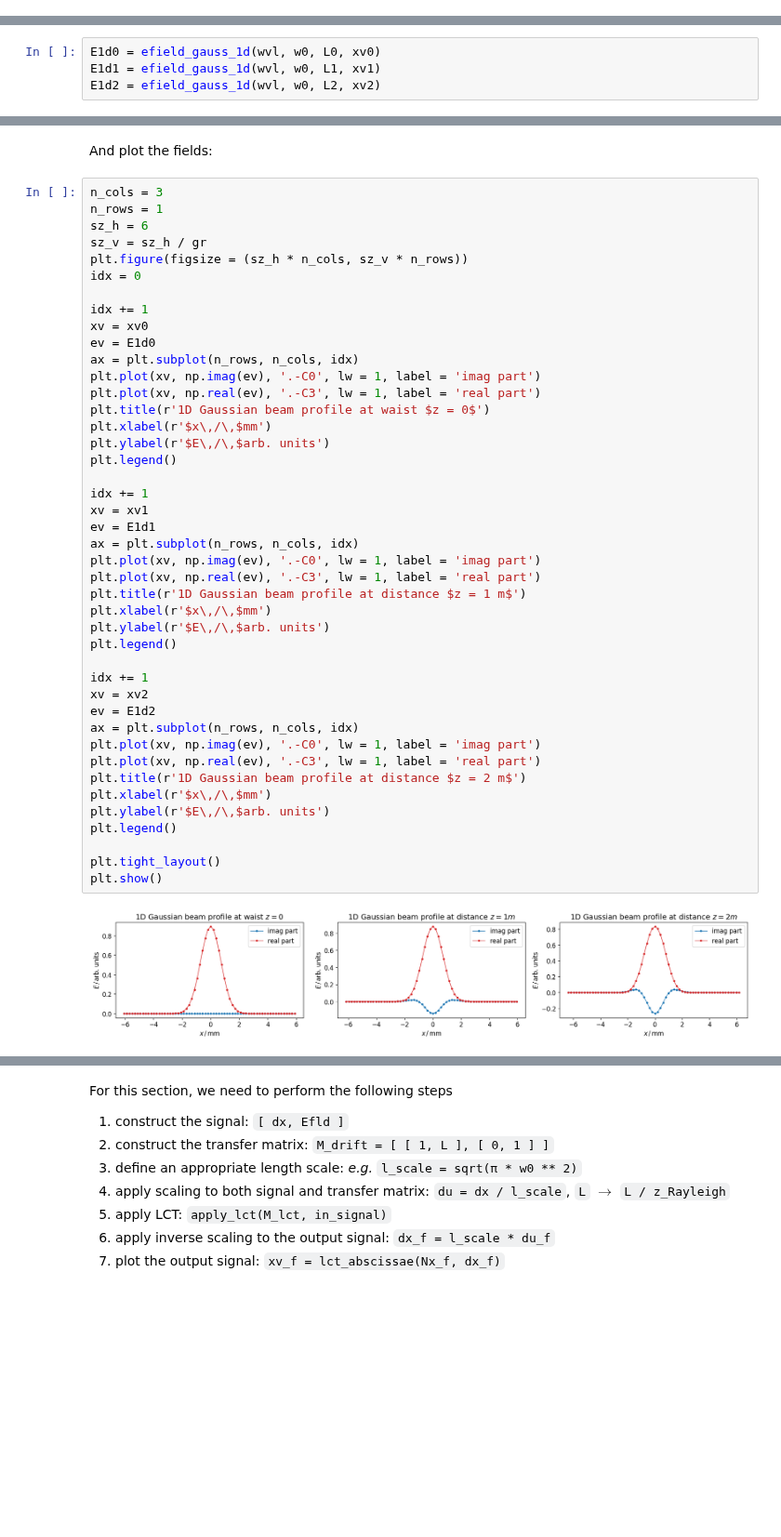
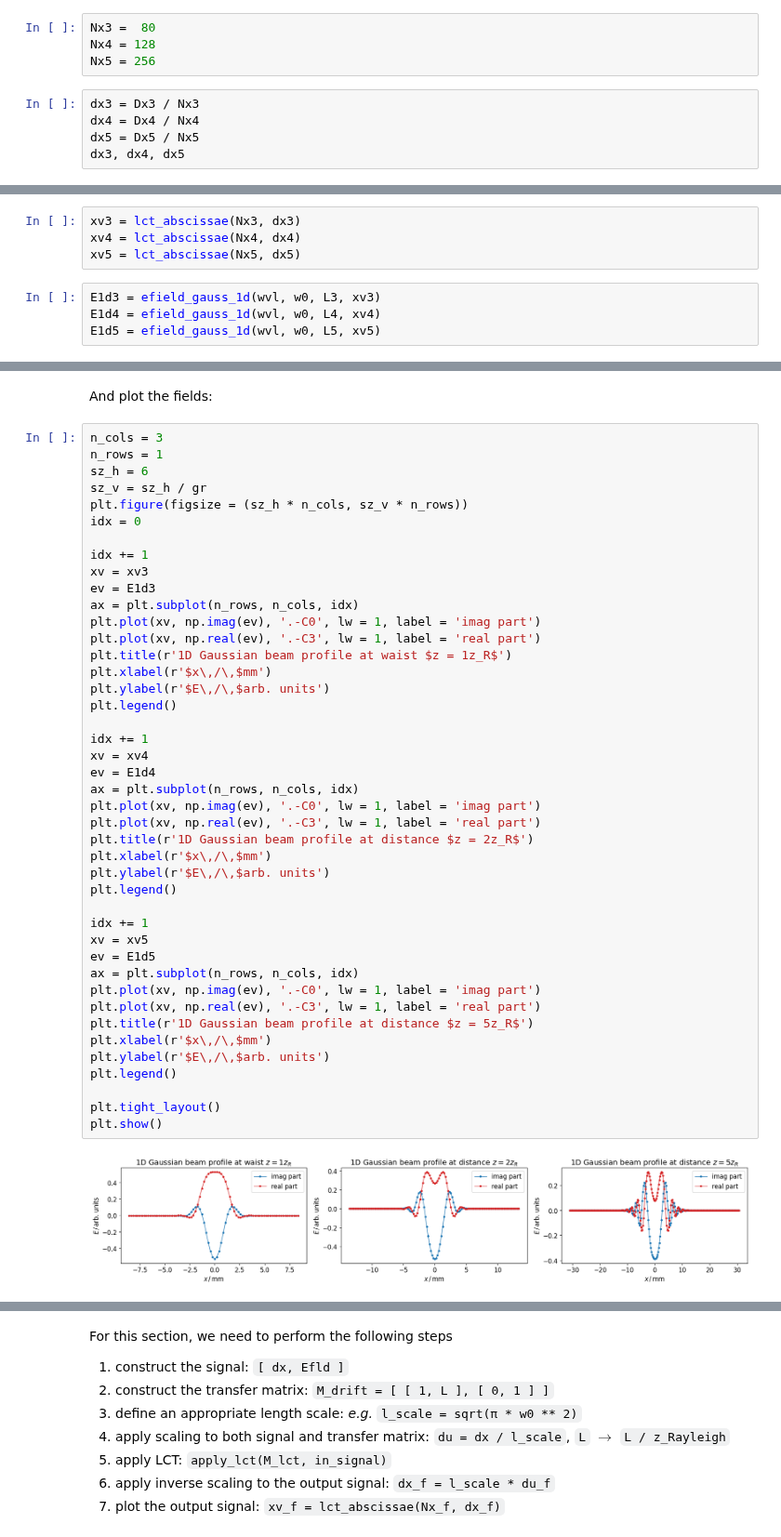
Before and after one commit to radiasoft/rslight, a Jupyter notebook: LCT/TestFastLCT.ipynb, the cells around one changed output, grey strips where cells are left out. Shown at 93% size. Saved outputs shown, nothing was run; the diff lists cells and outputs as text; blank space fills up the shorter version.

```diff
--- a/LCT/TestFastLCT.ipynb
+++ b/LCT/TestFastLCT.ipynb
@@ -1213,0 +1169,9 @@ xv2 = lct_abscissae(Nx2, dx2)
+# %%
+Nx3 =  80
+Nx4 = 128
+Nx5 = 256
+# %%
+dx3 = Dx3 / Nx3
+dx4 = Dx4 / Nx4
+dx5 = Dx5 / Nx5
+dx3, dx4, dx5
@@ -1214,7 +1180,11 @@ xv2 = lct_abscissae(Nx2, dx2)
+# %%
+xv3 = lct_abscissae(Nx3, dx3)
+xv4 = lct_abscissae(Nx4, dx4)
+xv5 = lct_abscissae(Nx5, dx5)
 # %%
-E1d0 = efield_gauss_1d(wvl, w0, L0, xv0)
-E1d1 = efield_gauss_1d(wvl, w0, L1, xv1)
-E1d2 = efield_gauss_1d(wvl, w0, L2, xv2)
+E1d3 = efield_gauss_1d(wvl, w0, L3, xv3)
+E1d4 = efield_gauss_1d(wvl, w0, L4, xv4)
+E1d5 = efield_gauss_1d(wvl, w0, L5, xv5)
 # %% [markdown]
 Confirm that the fields fall to “zero” at the ends:
 # %%
@@ -1233,41 +1203,41 @@ sz_v = sz_h / gr
 plt.figure(figsize = (sz_h * n_cols, sz_v * n_rows))
 idx = 0
 
 idx += 1
-xv = xv0
-ev = E1d0
+xv = xv3
+ev = E1d3
 ax = plt.subplot(n_rows, n_cols, idx)
 plt.plot(xv, np.imag(ev), '.-C0', lw = 1, label = 'imag part')
 plt.plot(xv, np.real(ev), '.-C3', lw = 1, label = 'real part')
-plt.title(r'1D Gaussian beam profile at waist $z = 0$')
+plt.title(r'1D Gaussian beam profile at waist $z = 1z_R$')
 plt.xlabel(r'$x\,/\,$mm')
 plt.ylabel(r'$E\,/\,$arb. units')
 plt.legend()
 
 idx += 1
-xv = xv1
-ev = E1d1
+xv = xv4
+ev = E1d4
 ax = plt.subplot(n_rows, n_cols, idx)
 plt.plot(xv, np.imag(ev), '.-C0', lw = 1, label = 'imag part')
 plt.plot(xv, np.real(ev), '.-C3', lw = 1, label = 'real part')
-plt.title(r'1D Gaussian beam profile at distance $z = 1 m$')
+plt.title(r'1D Gaussian beam profile at distance $z = 2z_R$')
 plt.xlabel(r'$x\,/\,$mm')
 plt.ylabel(r'$E\,/\,$arb. units')
 plt.legend()
 
 idx += 1
-xv = xv2
-ev = E1d2
+xv = xv5
+ev = E1d5
 ax = plt.subplot(n_rows, n_cols, idx)
 plt.plot(xv, np.imag(ev), '.-C0', lw = 1, label = 'imag part')
 plt.plot(xv, np.real(ev), '.-C3', lw = 1, label = 'real part')
-plt.title(r'1D Gaussian beam profile at distance $z = 2 m$')
+plt.title(r'1D Gaussian beam profile at distance $z = 5z_R$')
 plt.xlabel(r'$x\,/\,$mm')
 plt.ylabel(r'$E\,/\,$arb. units')
 plt.legend()
 
 plt.tight_layout()
 plt.show()
 # %% [output]
-[figure, old version]
+[figure, new version]
 # %% [markdown]
```
Also changed, not shown: parts of 81 cells of this notebook.
